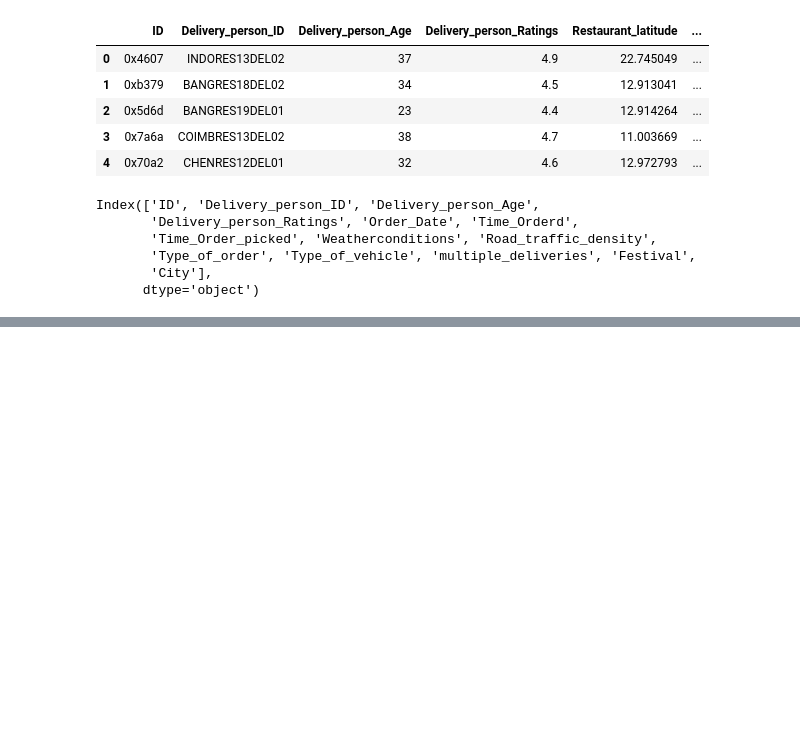
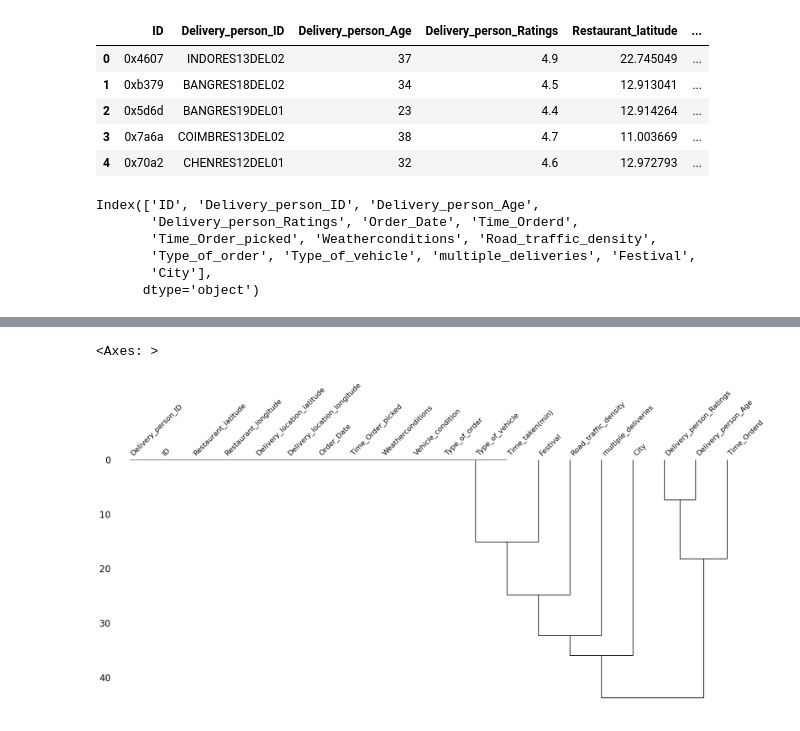
Before and after one commit to chitrakumarsai/UBER_ETA_PREDICTION_DS, a Jupyter notebook: notebooks/script1.ipynb, the cells around one changed output, grey strips where cells are left out. Drawn from its saved outputs; the diff is of its cells as text; code cells hidden in the pictures; blank space fills up the shorter version.

```diff
--- a/notebooks/script1.ipynb
+++ b/notebooks/script1.ipynb
@@ -25,0 +60,5 @@ Index(['ID', 'Delivery_person_ID', 'Delivery_person_Age',
+# %%
+msno.dendrogram(df)
+# %% [output]
+<Axes: >
+[figure, added]
```
Also changed, not shown: parts of 8 cells of this notebook, 3 other files.
